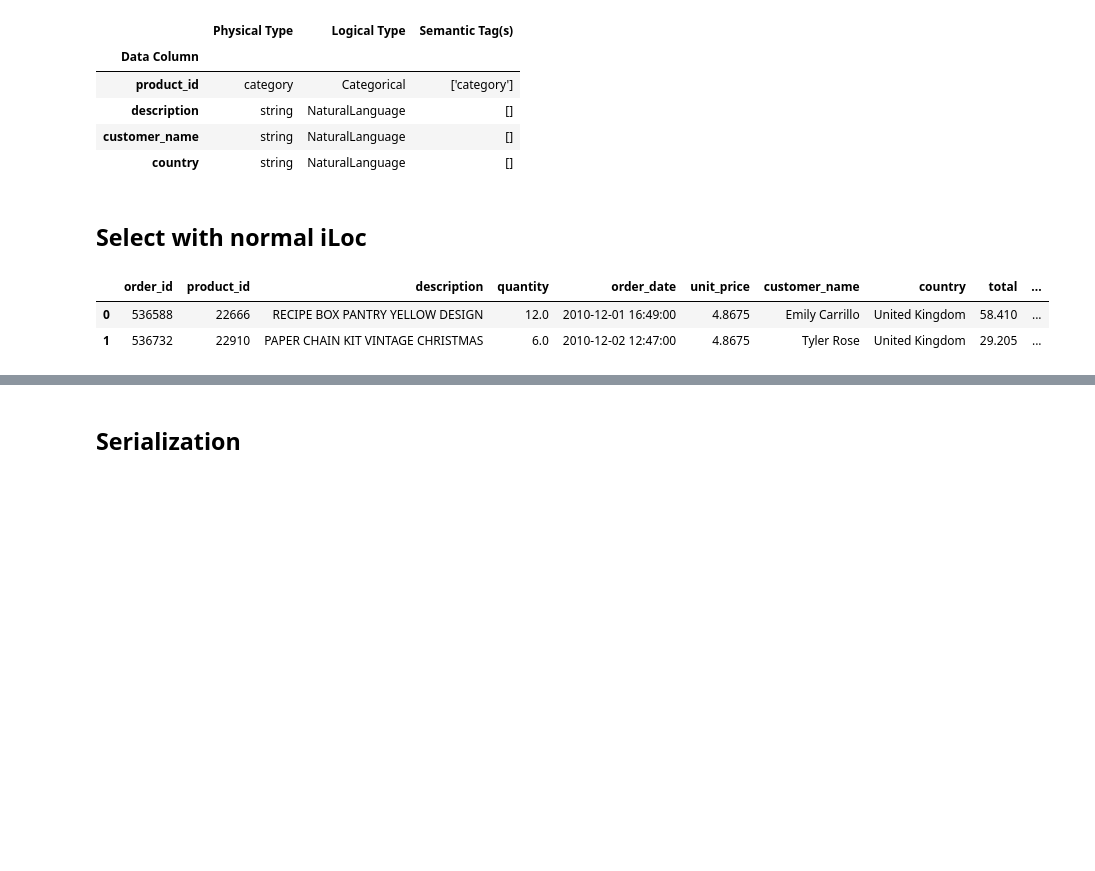
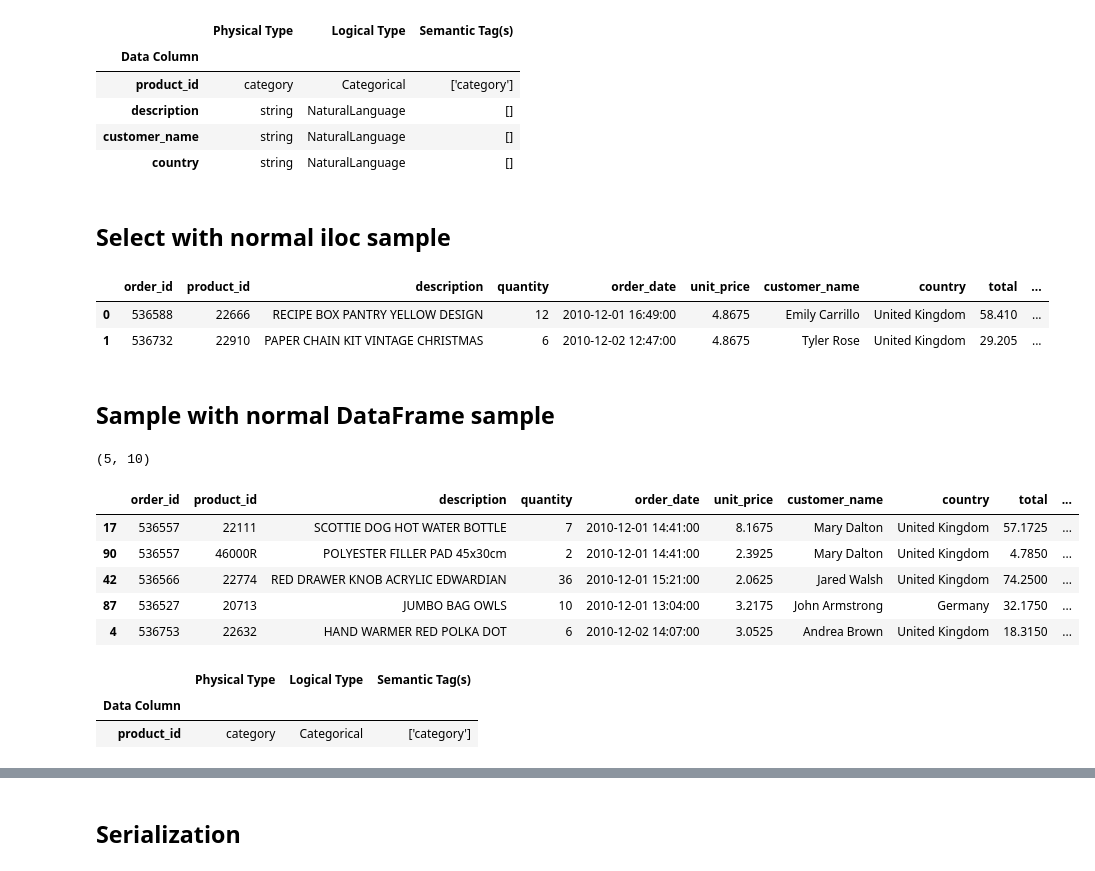
Before and after one commit to alteryx/woodwork, a Jupyter notebook: WorkingExample.ipynb, the cells around one changed output, grey strips where cells are left out. Drawn from its saved outputs; the diff is of its cells as text; code cells hidden in the pictures; blank space fills up the shorter version.

```diff
--- a/WorkingExample.ipynb
+++ b/WorkingExample.ipynb
@@ -119,3 +114,0 @@ df.ww.types
-# %%
-df = pd.read_csv('retail_data.csv', nrows=100)
-df.ww.init(name='retail_data', logical_types={'quantity':'Double'})
@@ -153,10 +130,30 @@ df.ww.dt.select(['Categorical', 'NaturalLanguage'])
 | customer_name | string | NaturalLanguage | [] |
 | country | string | NaturalLanguage | [] |
 # %% [markdown]
-## Select with normal iLoc
+## Select with normal iloc sample
 # %%
 df.iloc[[0, 1]]
 # %% [output]
 |  | order_id | product_id | description | quantity | order_date | unit_price | customer_name | country | total | ... |
-| 0 | 536588 | 22666 | RECIPE BOX PANTRY YELLOW DESIGN | 12.0 | 2010-12-01 16:49:00 | 4.8675 | Emily Carrillo | United Kingdom | 58.410 | ... |
-| 1 | 536732 | 22910 | PAPER CHAIN KIT VINTAGE CHRISTMAS | 6.0 | 2010-12-02 12:47:00 | 4.8675 | Tyler Rose | United Kingdom | 29.205 | ... |
+| 0 | 536588 | 22666 | RECIPE BOX PANTRY YELLOW DESIGN | 12 | 2010-12-01 16:49:00 | 4.8675 | Emily Carrillo | United Kingdom | 58.410 | ... |
+| 1 | 536732 | 22910 | PAPER CHAIN KIT VINTAGE CHRISTMAS | 6 | 2010-12-02 12:47:00 | 4.8675 | Tyler Rose | United Kingdom | 29.205 | ... |
+# %% [markdown]
+## Sample with normal DataFrame sample
+# %%
+df_sampled = df.sample(5)
+print(df_sampled.shape)
+df_sampled
+# %% [output]
+(5, 10)
+|  | order_id | product_id | description | quantity | order_date | unit_price | customer_name | country | total | ... |
+| 17 | 536557 | 22111 | SCOTTIE DOG HOT WATER BOTTLE | 7 | 2010-12-01 14:41:00 | 8.1675 | Mary Dalton | United Kingdom | 57.1725 | ... |
+| 90 | 536557 | 46000R | POLYESTER FILLER PAD 45x30cm | 2 | 2010-12-01 14:41:00 | 2.3925 | Mary Dalton | United Kingdom | 4.7850 | ... |
+| 42 | 536566 | 22774 | RED DRAWER KNOB ACRYLIC EDWARDIAN | 36 | 2010-12-01 15:21:00 | 2.0625 | Jared Walsh | United Kingdom | 74.2500 | ... |
+| 87 | 536527 | 20713 | JUMBO BAG OWLS | 10 | 2010-12-01 13:04:00 | 3.2175 | John Armstrong | Germany | 32.1750 | ... |
+| 4 | 536753 | 22632 | HAND WARMER RED POLKA DOT | 6 | 2010-12-02 14:07:00 | 3.0525 | Andrea Brown | United Kingdom | 18.3150 | ... |
+# %%
+df_sampled.ww.dt.select(['Categorical'])
+# %% [output]
+|  | Physical Type | Logical Type | Semantic Tag(s) |
+| Data Column |  |  |  |
+| product_id | category | Categorical | ['category'] |
```
Also changed, not shown: parts of 22 cells of this notebook.
